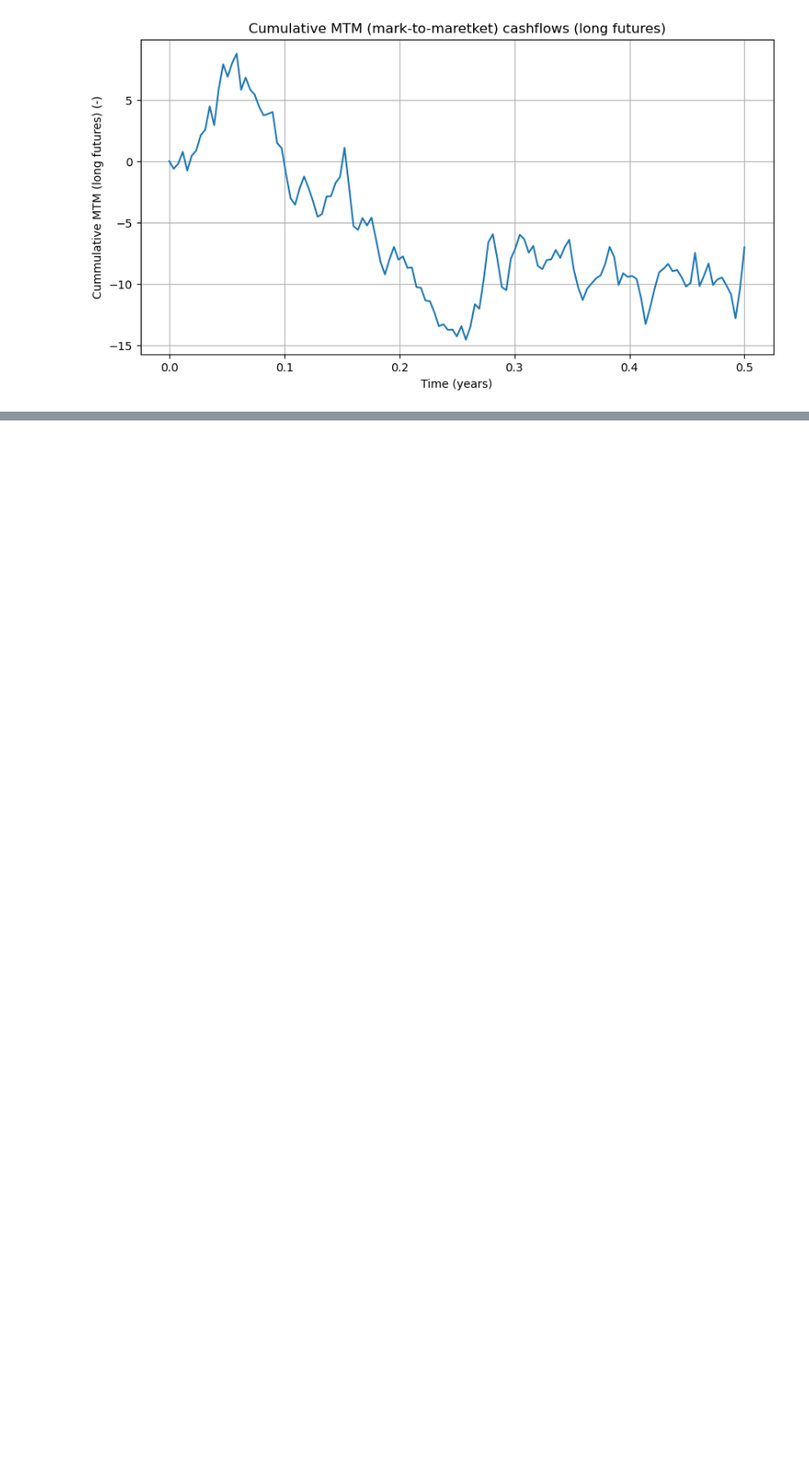
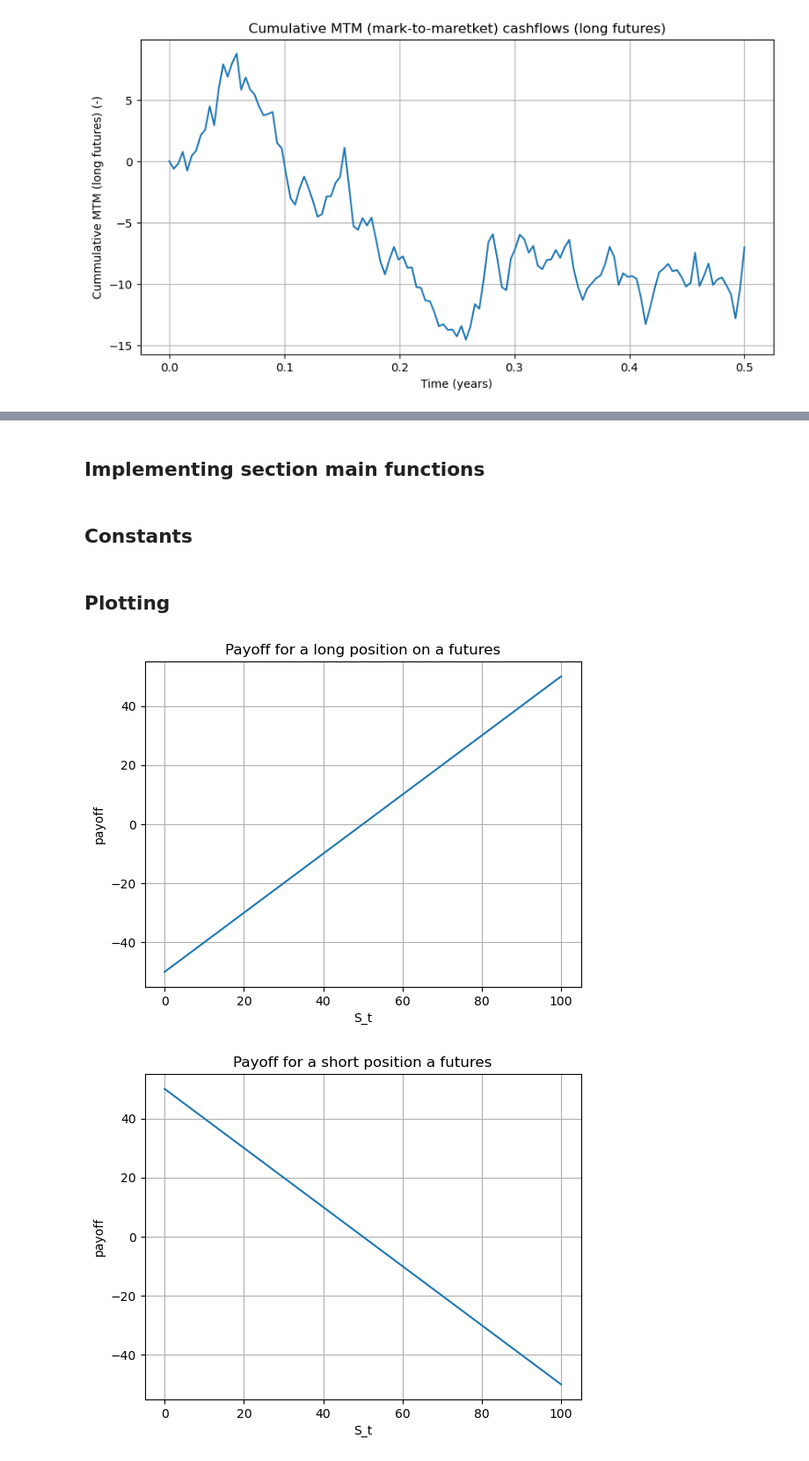
Before and after one commit to afournera/hull_notebook, a Jupyter notebook: notebook_hull.ipynb, the cells around one changed output, grey strips where cells are left out. Shown at 88% size. Cells and saved outputs as stored; diff of their text form; code cells hidden in the pictures; blank space fills up the shorter version.

Commit message:
adds section on payoff of simple derivatives (options and futures)

```diff
--- a/notebook_hull.ipynb
+++ b/notebook_hull.ipynb
@@ -185,0 +195,2 @@ Variance reduction: 75.00%
+# %% [markdown]
+## Implementing section main functions
@@ -185,0 +230,34 @@ Variance reduction: 75.00%
+# %% [markdown]
+## Constants
+# %%
+#initializing a S price list (from 0 to 100 for clarity, 1000 points)
+S_t = np.linspace(0, 100, 1000)
+
+#setting strike price (let's say asset strike at 50)
+k = 50
+# %% [markdown]
+## Plotting
+# %%
+plt.plot(S_t, payoff_futures(S_t, k))
+plt.xlabel(f'S_t')
+plt.ylabel(f'payoff')
+plt.title(f'Payoff for a long position on a futures')
+plt.grid()
+plt.show()
+
+plt.plot(S_t, -1*payoff_futures(S_t, k))
+plt.xlabel(f'S_t')
+plt.ylabel(f'payoff')
+plt.title(f'Payoff for a short position a futures')
+plt.grid()
+plt.show()
+
+plt.plot(S_t, payoff_call(S_t, k))
+plt.xlabel(f'S_t')
+plt.ylabel(f'payoff')
+plt.title(f'Payoff for a long on a call')
+plt.grid()
+plt.show()
+# %% [output]
+[figure, added]
+[figure, added]
```
Also changed, not shown: parts of 5 cells of this notebook.
